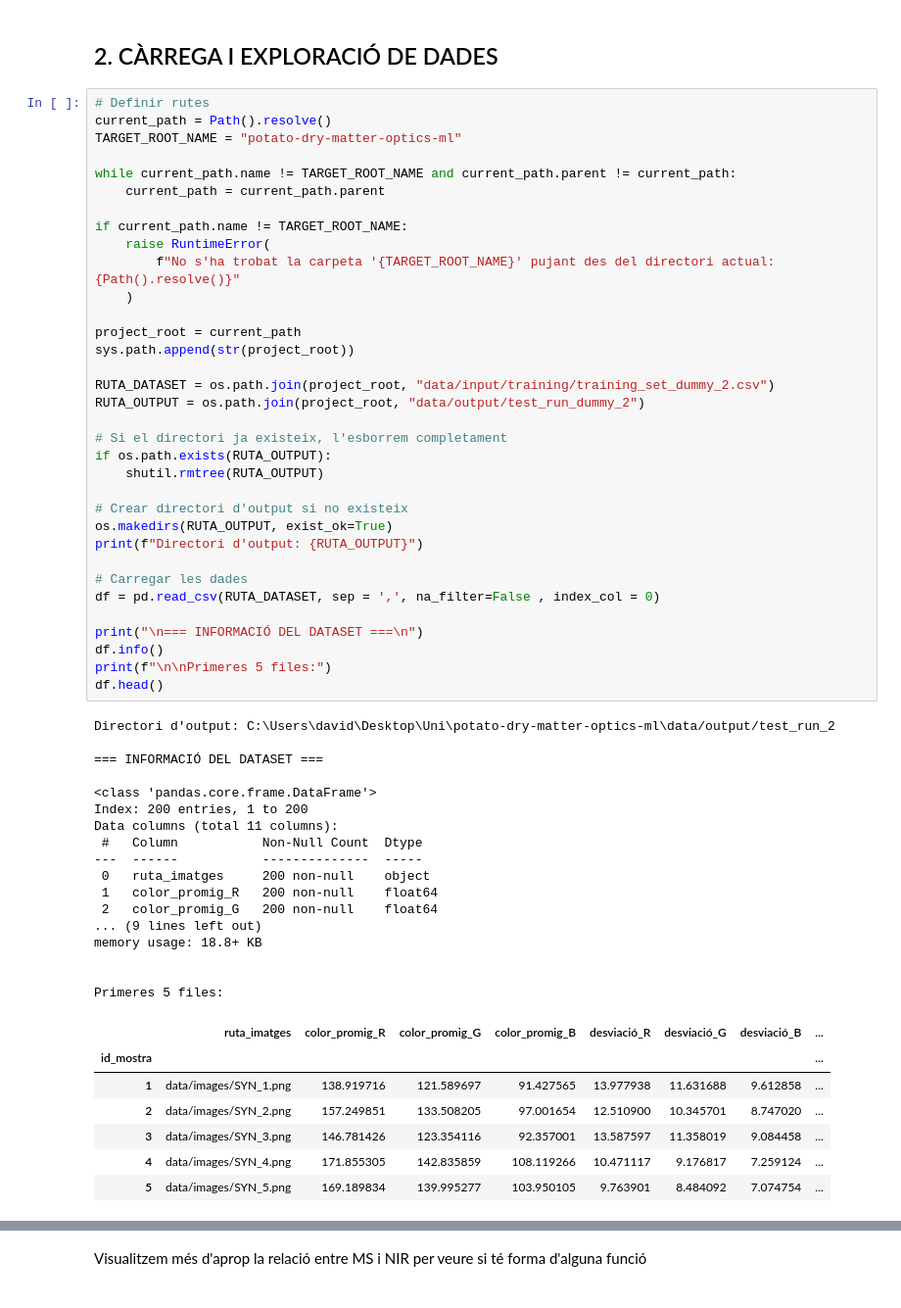
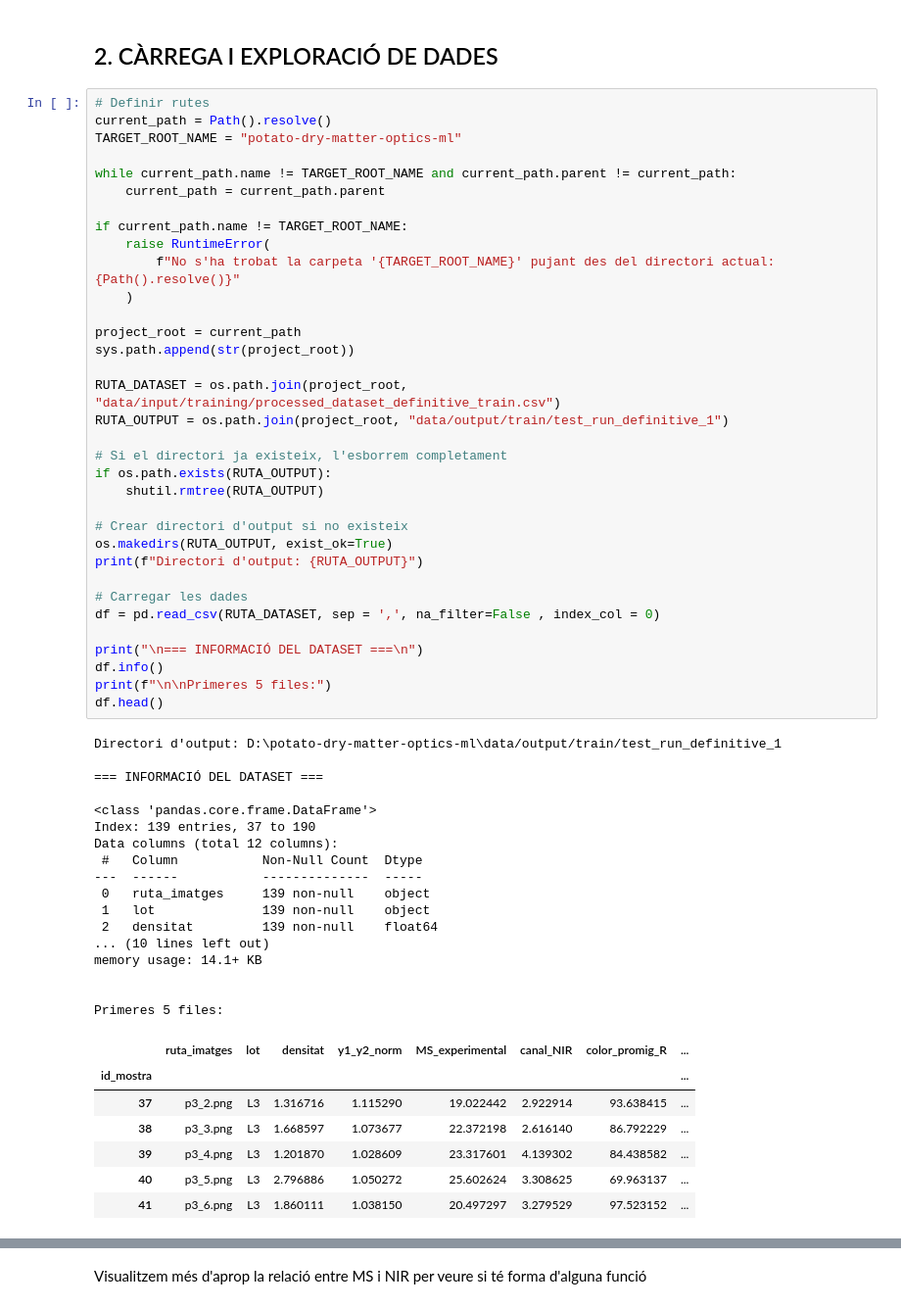
Before and after one commit to DavidDiestreR/potato-dry-matter-optics-ml, a Jupyter notebook: notebooks/training/training.ipynb, the cells around one changed output, grey strips where cells are left out. Shown at 98% size. Drawn from its saved outputs; the diff is of its cells as text.

```diff
--- a/notebooks/training/training.ipynb
+++ b/notebooks/training/training.ipynb
@@ -94,50 +94,50 @@ if current_path.name != TARGET_ROOT_NAME:
 
 project_root = current_path
 sys.path.append(str(project_root))
 
-RUTA_DATASET = os.path.join(project_root, "data/input/training/training_set_dummy_2.csv")
-RUTA_OUTPUT = os.path.join(project_root, "data/output/test_run_dummy_2")
+RUTA_DATASET = os.path.join(project_root, "data/input/training/processed_dataset_definitive_train.csv")
+RUTA_OUTPUT = os.path.join(project_root, "data/output/train/test_run_definitive_1")
 
 # Si el directori ja existeix, l'esborrem completament
 if os.path.exists(RUTA_OUTPUT):
     shutil.rmtree(RUTA_OUTPUT)
 
 # Crear directori d'output si no existeix
 os.makedirs(RUTA_OUTPUT, exist_ok=True)
 print(f"Directori d'output: {RUTA_OUTPUT}")
 
 # Carregar les dades
 df = pd.read_csv(RUTA_DATASET, sep = ',', na_filter=False , index_col = 0)
 
 print("\n=== INFORMACIÓ DEL DATASET ===\n")
 df.info()
 print(f"\n\nPrimeres 5 files:")
 df.head()
 # %% [output]
-Directori d'output: C:\Users\david\Desktop\Uni\potato-dry-matter-optics-ml\data/output/test_run_2
+Directori d'output: D:\potato-dry-matter-optics-ml\data/output/train/test_run_definitive_1
 
 === INFORMACIÓ DEL DATASET ===
 
 <class 'pandas.core.frame.DataFrame'>
-Index: 200 entries, 1 to 200
-Data columns (total 11 columns):
+Index: 139 entries, 37 to 190
+Data columns (total 12 columns):
  #   Column           Non-Null Count  Dtype
 ---  ------           --------------  -----
- 0   ruta_imatges     200 non-null    object
- 1   color_promig_R   200 non-null    float64
- 2   color_promig_G   200 non-null    float64
-... (9 lines left out)
-memory usage: 18.8+ KB
+ 0   ruta_imatges     139 non-null    object
+ 1   lot              139 non-null    object
+ 2   densitat         139 non-null    float64
+... (10 lines left out)
+memory usage: 14.1+ KB
 
 
 Primeres 5 files:
-|  | ruta_imatges | color_promig_R | color_promig_G | color_promig_B | desviació_R | desviació_G | desviació_B | ... |
+|  | ruta_imatges | lot | densitat | y1_y2_norm | MS_experimental | canal_NIR | color_promig_R | ... |
 | id_mostra |  |  |  |  |  |  |  | ... |
-| 1 | data/images/SYN_1.png | 138.919716 | 121.589697 | 91.427565 | 13.977938 | 11.631688 | 9.612858 | ... |
-| 2 | data/images/SYN_2.png | 157.249851 | 133.508205 | 97.001654 | 12.510900 | 10.345701 | 8.747020 | ... |
-| 3 | data/images/SYN_3.png | 146.781426 | 123.354116 | 92.357001 | 13.587597 | 11.358019 | 9.084458 | ... |
-| 4 | data/images/SYN_4.png | 171.855305 | 142.835859 | 108.119266 | 10.471117 | 9.176817 | 7.259124 | ... |
-| 5 | data/images/SYN_5.png | 169.189834 | 139.995277 | 103.950105 | 9.763901 | 8.484092 | 7.074754 | ... |
+| 37 | p3_2.png | L3 | 1.316716 | 1.115290 | 19.022442 | 2.922914 | 93.638415 | ... |
+| 38 | p3_3.png | L3 | 1.668597 | 1.073677 | 22.372198 | 2.616140 | 86.792229 | ... |
+| 39 | p3_4.png | L3 | 1.201870 | 1.028609 | 23.317601 | 4.139302 | 84.438582 | ... |
+| 40 | p3_5.png | L3 | 2.796886 | 1.050272 | 25.602624 | 3.308625 | 69.963137 | ... |
+| 41 | p3_6.png | L3 | 1.860111 | 1.038150 | 20.497297 | 3.279529 | 97.523152 | ... |
 # %%
 # Visualització de la distribució de MS
 plt.figure(figsize=(12, 4))
```
Also changed, not shown: parts of 9 cells of this notebook, 59 other files.
